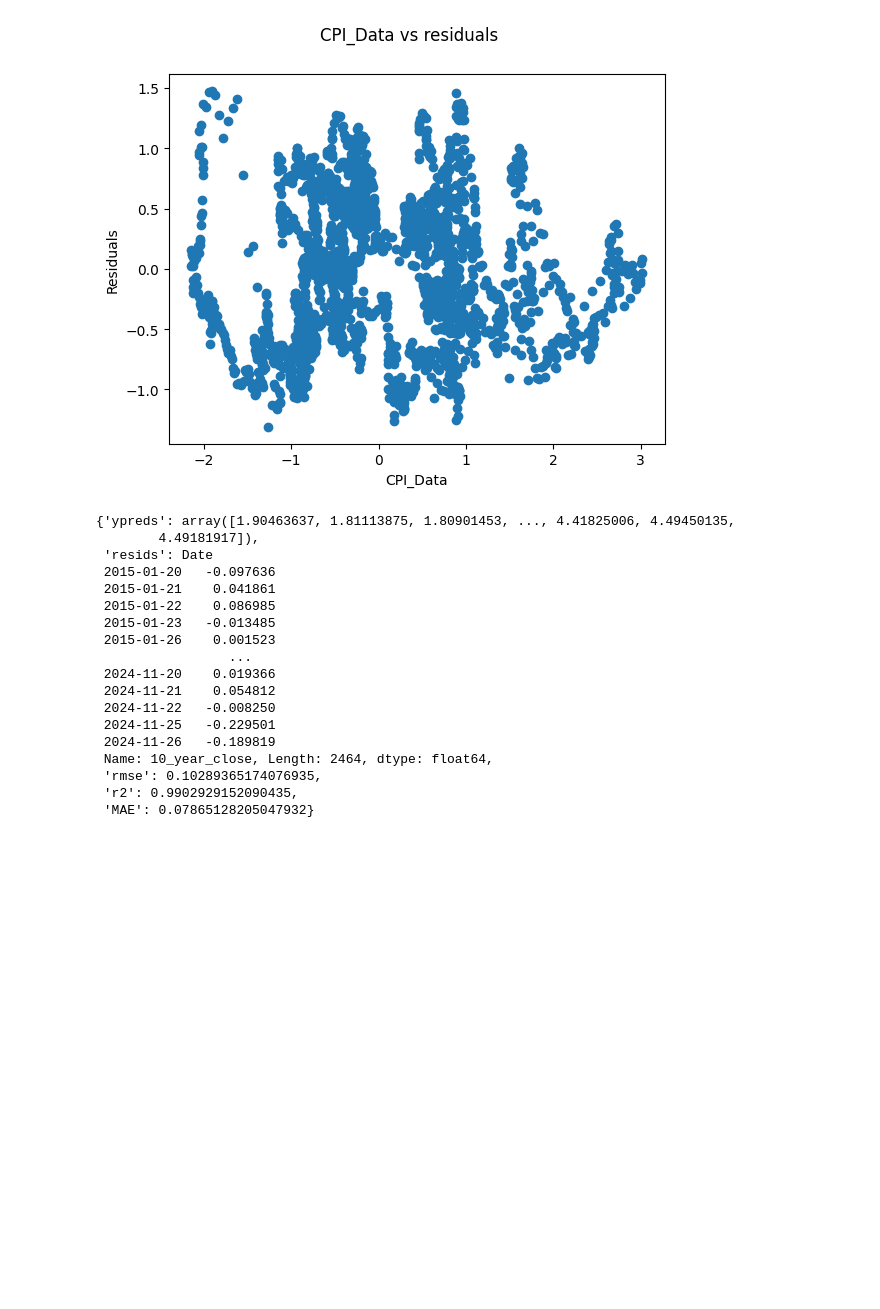
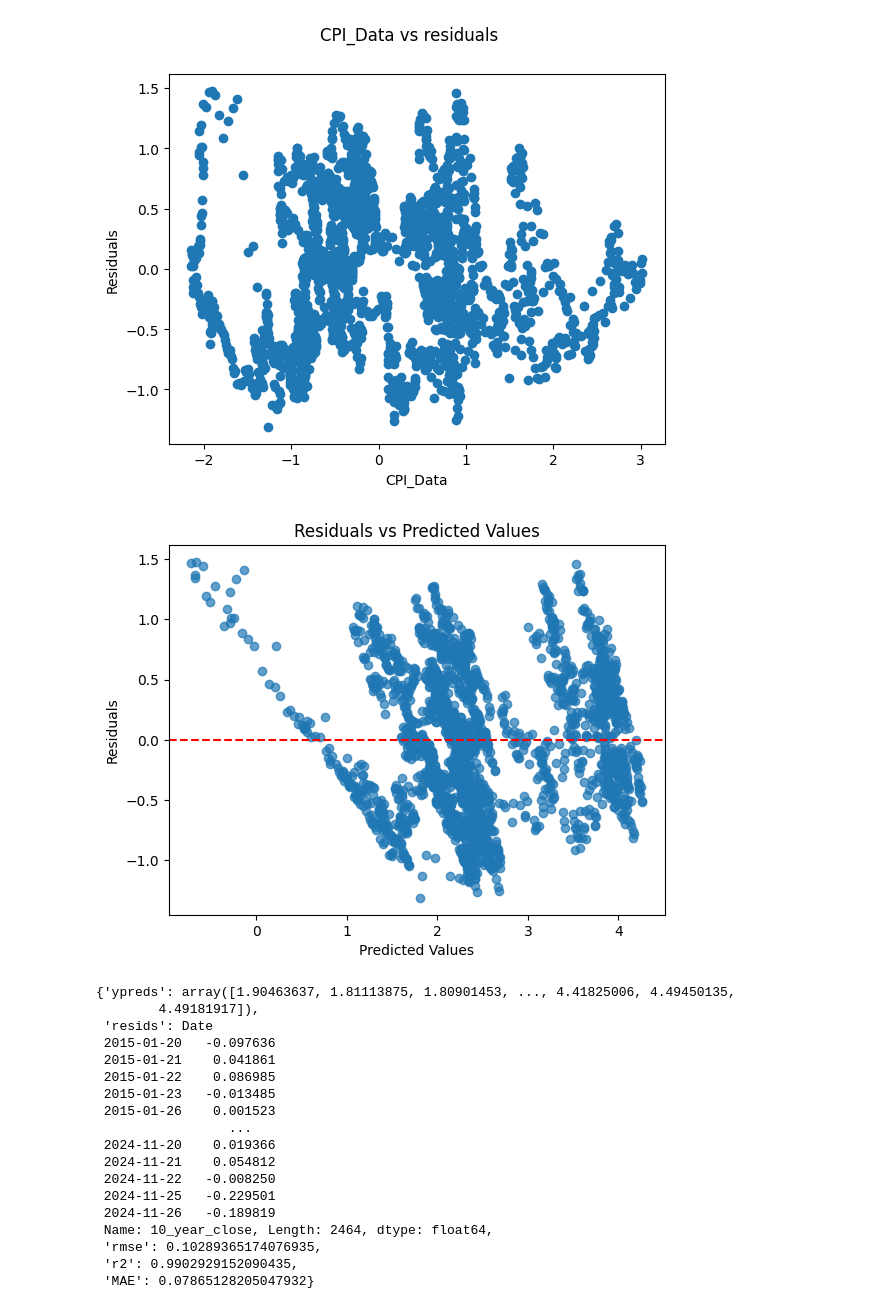
Before and after one commit to MichaelRicardo77/DS2500Proj, a Jupyter notebook: initial_working.ipynb, the cells around one changed output. Cells and saved outputs as stored; diff of their text form; code cells hidden in the pictures; blank space fills up the shorter version.

Commit message:
Graphs

```diff
--- a/initial_working.ipynb
+++ b/initial_working.ipynb
@@ -235,4 +235,5 @@ plt.show()
 # %%
 #Performing Regression on enitre dataset
 linear_reg_output = linreg_predict(X,y)
-linear_reg_output['resids']
+residuals = linear_reg_output['resids']
+ypreds = linear_reg_output['ypreds']
@@ -277,6 +264,16 @@ plt.suptitle('CPI_Data vs residuals')
 plt.show()
 # %% [output]
 [figure]
+# %%
+# Residual plot
+plt.scatter(ypreds, residuals, alpha=0.7)
+plt.axhline(y=0, color='r', linestyle='--')
+plt.xlabel("Predicted Values")
+plt.ylabel("Residuals")
+plt.title("Residuals vs Predicted Values")
+plt.show()
+# %% [output]
+[figure, added]
 # %%
 from sklearn.preprocessing import PolynomialFeatures
 
```
Also changed, not shown: parts of 8 cells of this notebook.
